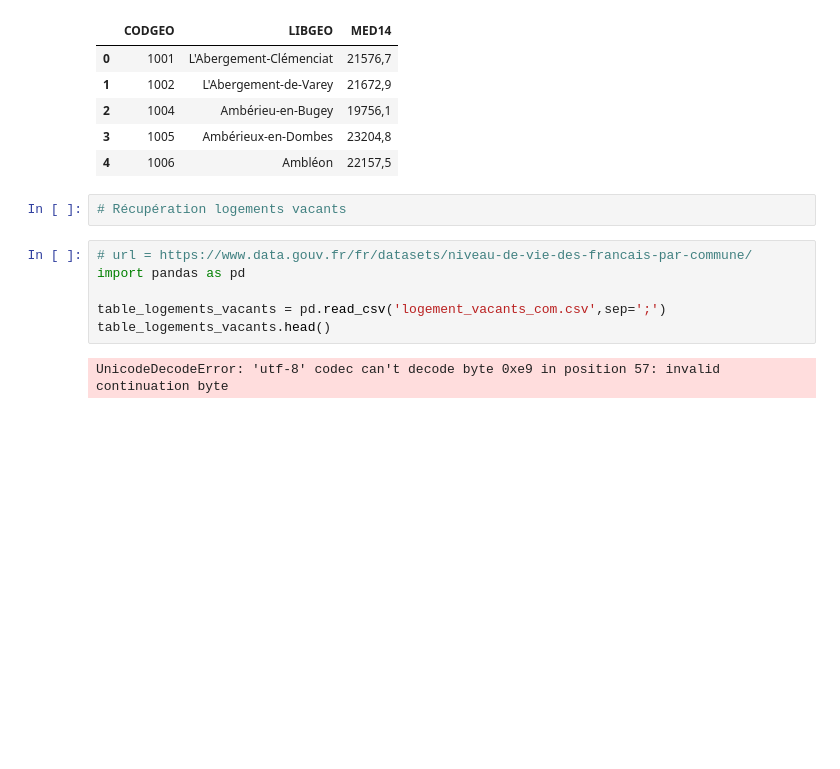
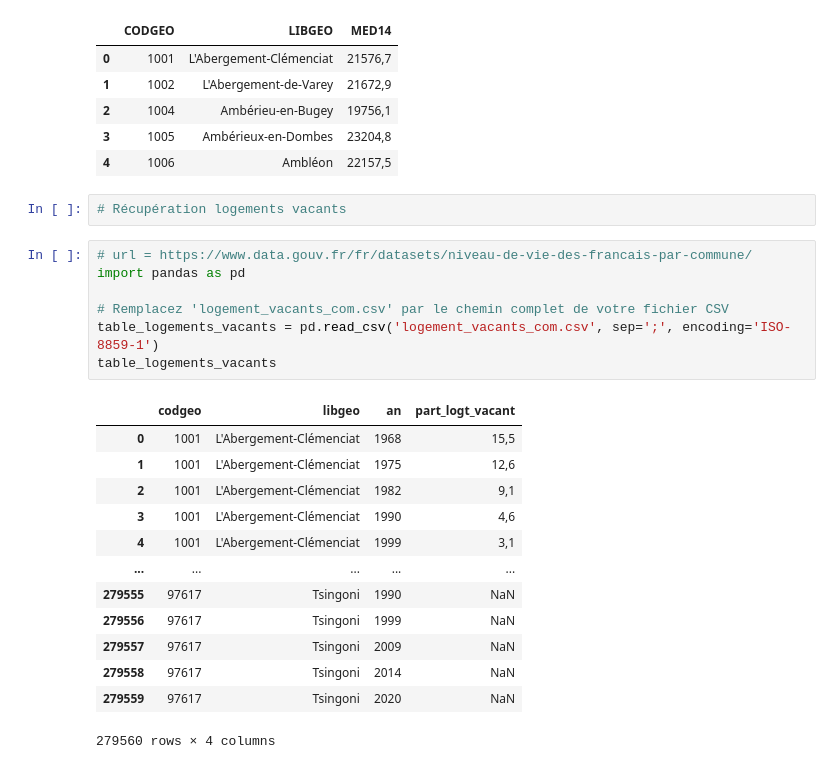
Before and after one commit to tgarnier067/Projet-Python-2023, a Jupyter notebook: recup_données.ipynb, the cells around one changed output. Cells and saved outputs as stored; diff of their text form; blank space fills up the shorter version.

```diff
--- a/recup_données.ipynb
+++ b/recup_données.ipynb
@@ -504,8 +520,21 @@ table_niveau_vie.head()
 # %%
 # url = https://www.data.gouv.fr/fr/datasets/niveau-de-vie-des-francais-par-commune/
 import pandas as pd
 
-table_logements_vacants = pd.read_csv('logement_vacants_com.csv',sep=';')
-table_logements_vacants.head()
+# Remplacez 'logement_vacants_com.csv' par le chemin complet de votre fichier CSV
+table_logements_vacants = pd.read_csv('logement_vacants_com.csv', sep=';', encoding='ISO-8859-1')
+table_logements_vacants
 # %% [output]
+|  | codgeo | libgeo | an | part_logt_vacant |
+| 0 | 1001 | L'Abergement-Clémenciat | 1968 | 15,5 |
+| 1 | 1001 | L'Abergement-Clémenciat | 1975 | 12,6 |
+| 2 | 1001 | L'Abergement-Clémenciat | 1982 | 9,1 |
+| 3 | 1001 | L'Abergement-Clémenciat | 1990 | 4,6 |
+| 4 | 1001 | L'Abergement-Clémenciat | 1999 | 3,1 |
+| ... | ... | ... | ... | ... |
+| 279555 | 97617 | Tsingoni | 1990 | NaN |
+| 279556 | 97617 | Tsingoni | 1999 | NaN |
+| 279557 | 97617 | Tsingoni | 2009 | NaN |
+| 279558 | 97617 | Tsingoni | 2014 | NaN |
+| 279559 | 97617 | Tsingoni | 2020 | NaN |
-UnicodeDecodeError: 'utf-8' codec can't decode byte 0xe9 in position 57: invalid continuation byte
+279560 rows × 4 columns
```
Also changed, not shown: parts of 5 cells of this notebook.
